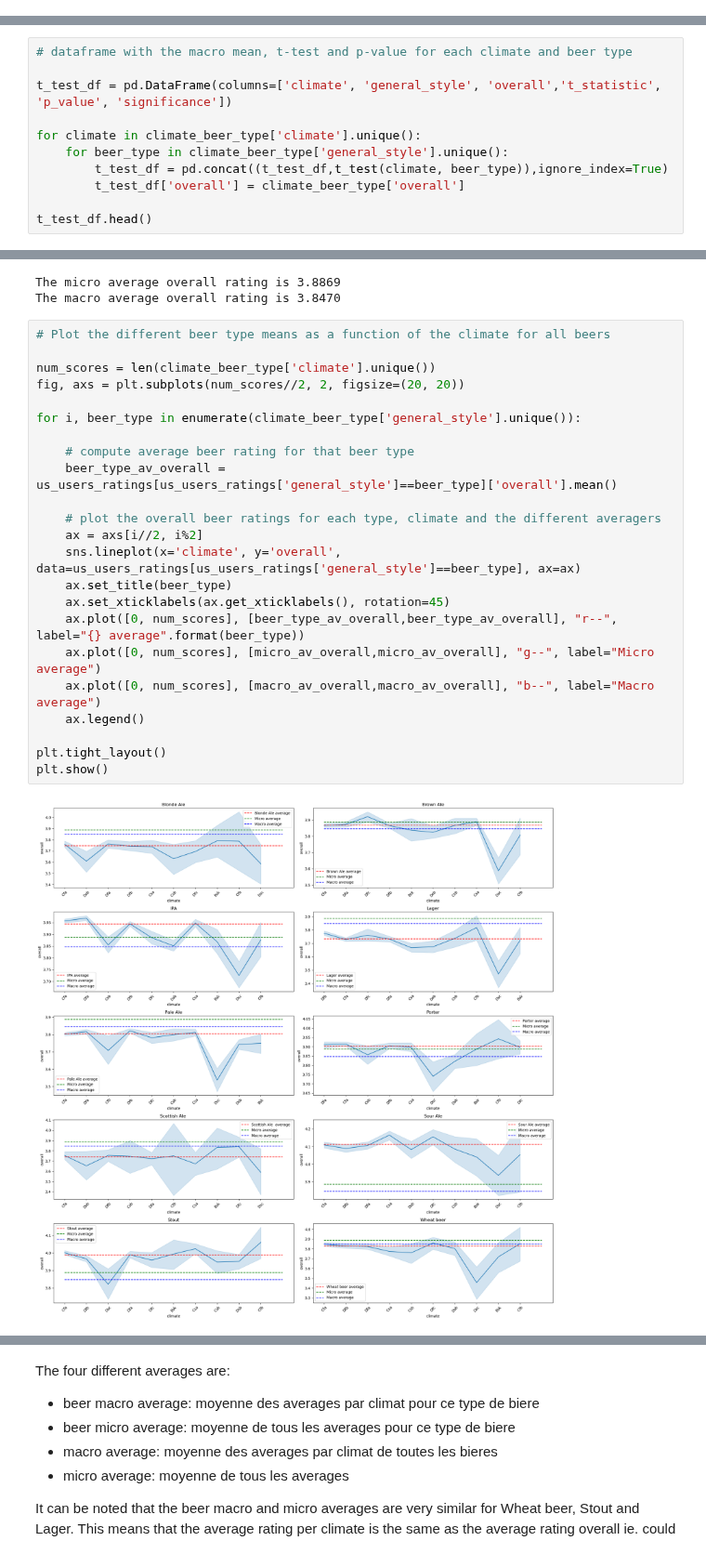
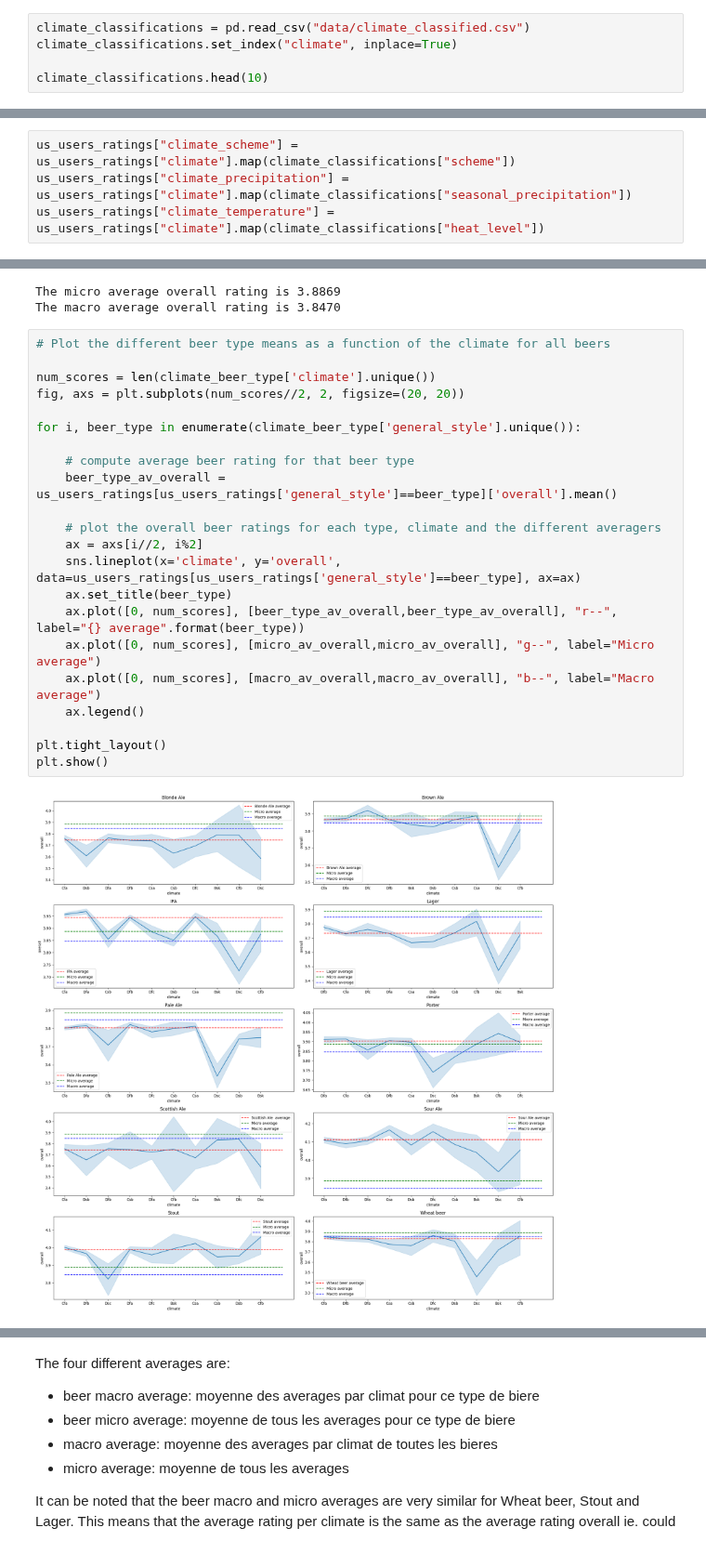
Before and after one commit to epfl-ada/ada-2023-project-riskybiscuits, a Jupyter notebook: styles_analysis.ipynb, the cells around one changed output, grey strips where cells are left out. Shown at 93% size. Drawn from its saved outputs; the diff is of its cells as text.

```diff
--- a/styles_analysis.ipynb
+++ b/styles_analysis.ipynb
@@ -28,3 +28,8 @@ beers_path = "data/matched_beer_data/beers.csv"
 # %%
 states_climate = pd.read_csv("data/states_climate.csv")
 states_climate.set_index("State", inplace=True)
+# %%
+climate_classifications = pd.read_csv("data/climate_classified.csv")
+climate_classifications.set_index("climate", inplace=True)
+
+climate_classifications.head(10)
@@ -62,6 +80,10 @@ us_users_ratings["user_location"] = [name.replace("United States, ", "") for nam
 
 #add climate column where climate is the climate of the state the user is from
 us_users_ratings["climate"] = us_users_ratings["user_location"].map(states_climate["Climate"])
+# %%
+us_users_ratings["climate_scheme"] = us_users_ratings["climate"].map(climate_classifications["scheme"])
+us_users_ratings["climate_precipitation"] = us_users_ratings["climate"].map(climate_classifications["seasonal_precipitation"])
+us_users_ratings["climate_temperature"] = us_users_ratings["climate"].map(climate_classifications["heat_level"])
 # %% [markdown]
 ## 1. How does the climate of a user impact their preference in beer style?
 
@@ -210,11 +196,0 @@ climate_beer_type.head()
-# %%
-# dataframe with the macro mean, t-test and p-value for each climate and beer type
-
-t_test_df = pd.DataFrame(columns=['climate', 'general_style', 'overall','t_statistic', 'p_value', 'significance'])
-
-for climate in climate_beer_type['climate'].unique():
-    for beer_type in climate_beer_type['general_style'].unique():
-        t_test_df = pd.concat((t_test_df,t_test(climate, beer_type)),ignore_index=True)
-        t_test_df['overall'] = climate_beer_type['overall']
-
-t_test_df.head()
@@ -246,25 +225,24 @@ The macro average overall rating is 3.8470
 # %%
 # Plot the different beer type means as a function of the climate for all beers
 
 num_scores = len(climate_beer_type['climate'].unique())
 fig, axs = plt.subplots(num_scores//2, 2, figsize=(20, 20))
 
 for i, beer_type in enumerate(climate_beer_type['general_style'].unique()):
 
     # compute average beer rating for that beer type
     beer_type_av_overall = us_users_ratings[us_users_ratings['general_style']==beer_type]['overall'].mean()
 
     # plot the overall beer ratings for each type, climate and the different averagers
     ax = axs[i//2, i%2]
     sns.lineplot(x='climate', y='overall', data=us_users_ratings[us_users_ratings['general_style']==beer_type], ax=ax)
     ax.set_title(beer_type)
-    ax.set_xticklabels(ax.get_xticklabels(), rotation=45)
     ax.plot([0, num_scores], [beer_type_av_overall,beer_type_av_overall], "r--", label="{} average".format(beer_type))
     ax.plot([0, num_scores], [micro_av_overall,micro_av_overall], "g--", label="Micro average")
     ax.plot([0, num_scores], [macro_av_overall,macro_av_overall], "b--", label="Macro average")
     ax.legend()
 
 plt.tight_layout()
 plt.show()
 # %% [output]
-[figure, old version]
+[figure, new version]
```
Also changed, not shown: parts of 26 cells of this notebook, 1 other file.
